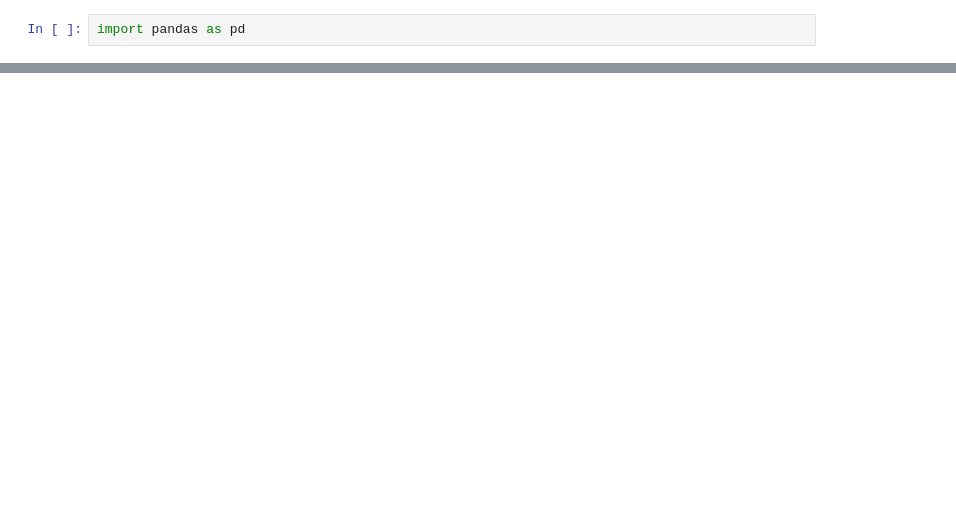
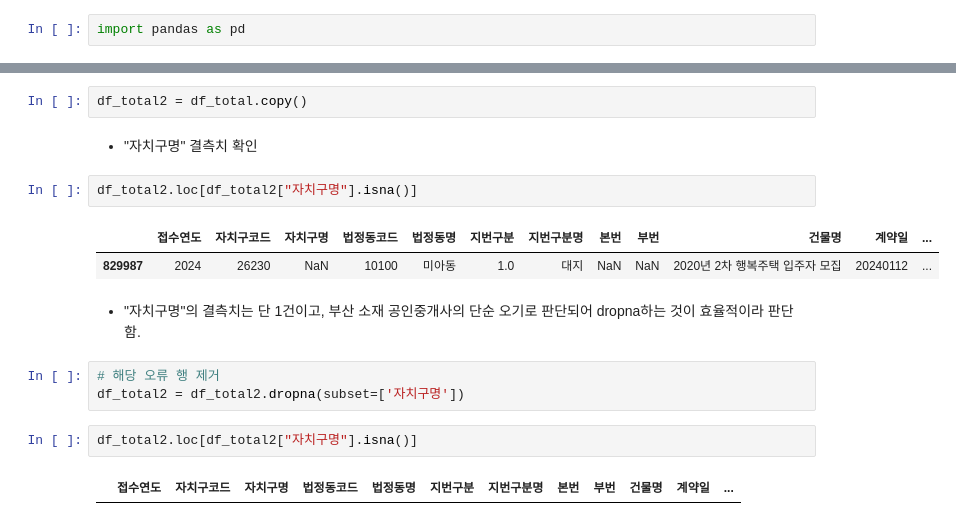
Before and after one commit to gorhkdwj/DA_portfolio, a Jupyter notebook: 05_Basic_Project/notebooks/PJ_test.ipynb, the cells around one changed output, grey strips where cells are left out. Cells and saved outputs as stored; diff of their text form; blank space fills up the shorter version.

```diff
--- a/05_Basic_Project/notebooks/PJ_test.ipynb
+++ b/05_Basic_Project/notebooks/PJ_test.ipynb
@@ -62,0 +79,18 @@ df_total.head(100)
+# %%
+df_total2 = df_total.copy()
+# %% [markdown]
+- "자치구명" 결측치 확인
+# %%
+df_total2.loc[df_total2["자치구명"].isna()]
+# %% [output]
+|  | 접수연도 | 자치구코드 | 자치구명 | 법정동코드 | 법정동명 | 지번구분 | 지번구분명 | 본번 | 부번 | 건물명 | 계약일 | ... |
+| 829987 | 2024 | 26230 | NaN | 10100 | 미아동 | 1.0 | 대지 | NaN | NaN | 2020년 2차 행복주택 입주자 모집 | 20240112 | ... |
+# %% [markdown]
+- "자치구명"의 결측치는 단 1건이고, 부산 소재 공인중개사의 단순 오기로 판단되어 dropna하는 것이 효율적이라 판단함.
+# %%
+# 해당 오류 행 제거
+df_total2 = df_total2.dropna(subset=['자치구명'])
+# %%
+df_total2.loc[df_total2["자치구명"].isna()]
+# %% [output]
+|  | 접수연도 | 자치구코드 | 자치구명 | 법정동코드 | 법정동명 | 지번구분 | 지번구분명 | 본번 | 부번 | 건물명 | 계약일 | ... |
```
Also changed, not shown: parts of 10 cells of this notebook, 10 other files.
